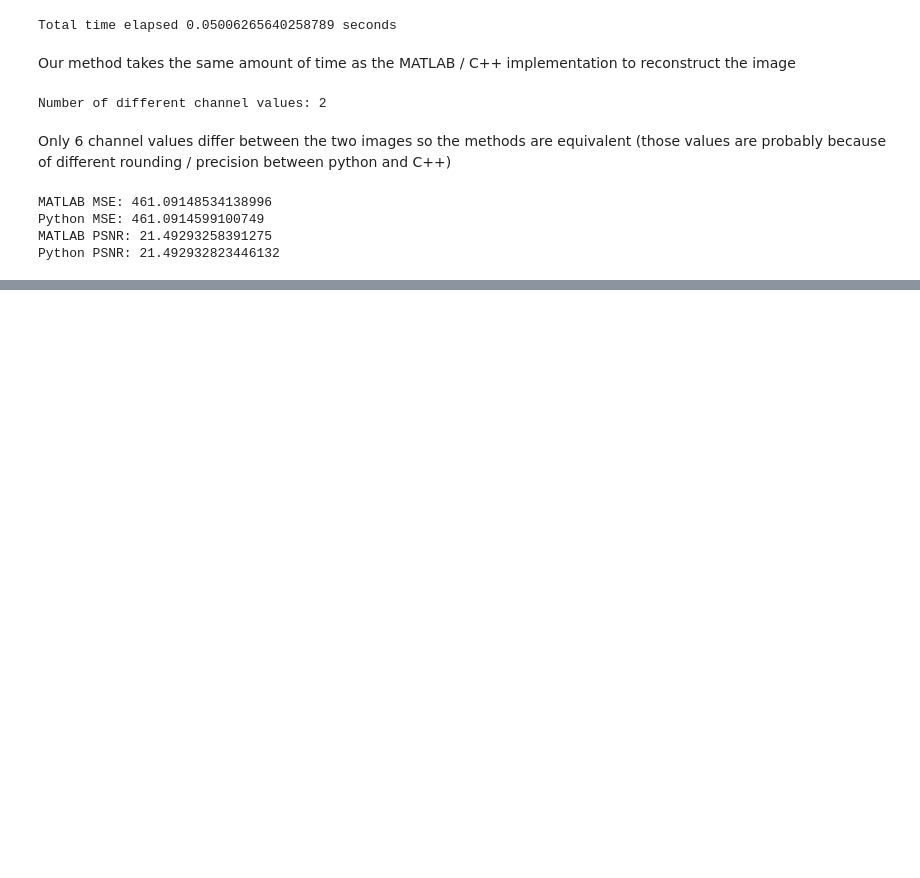
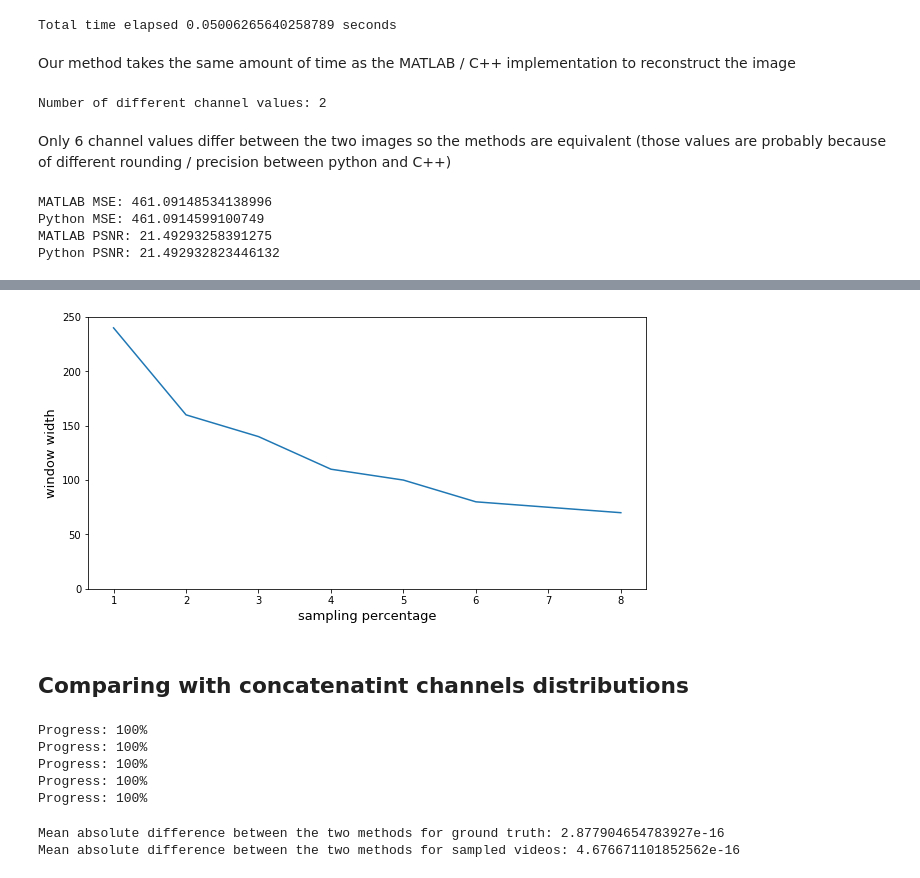
Before and after one commit to IVRL/ADEFAN, a Jupyter notebook: ExtremeVideoCompletion.ipynb, the cells around one changed output, grey strips where cells are left out. Cells and saved outputs as stored; diff of their text form; code cells hidden in the pictures; blank space fills up the shorter version.

```diff
--- a/ExtremeVideoCompletion.ipynb
+++ b/ExtremeVideoCompletion.ipynb
@@ -1478,0 +1750,10 @@ Python PSNR: 21.492932823446132
+# %%
+folders = ['1percent', '2percent', '3percent', '4percent', '5percent', '6percent', '7percent', '8percent']
+
+optimal_windows = {}
+
+for folder in folders:
+    print('Computing for ' + folder)
+    optimal_windows[folder] = find_optimal_window(
+        comp_path='../Results/CompressedVideos/' + folder + '/',
+    )
@@ -1478,0 +1789,38 @@ Python PSNR: 21.492932823446132
+# %%
+x = list(range(1, len(folders) + 1))
+y = list(optimal_windows.values())
+
+plt.figure(figsize=(10, 5))
+plt.plot(x, y)
+plt.ylim(0, max(y) + 10)
+plt.xlabel('sampling percentage', fontsize=13)
+plt.ylabel('window width', fontsize=13);
+# %% [output]
+[figure, added]
+# %% [markdown]
+## Comparing with concatenatint channels distributions
+# %%
+folder = '1percent'
+list_points_concat_raw  = []
+list_points_concat_comp = []
+window_widths    = [640, 320, 160, 80, 40]
+for window_width in window_widths:
+    points_raw, points_comp = evaluate_kl_divergence(window_width=window_width,
+                                                     comp_path='../Results/CompressedVideos/' + folder + '/',
+                                                     concatenate=True)
+    list_points_concat_raw.append(points_raw)
+    list_points_concat_comp.append(points_comp)
+# %% [output]
+Progress: 100%
+Progress: 100%
+Progress: 100%
+Progress: 100%
+Progress: 100%
+# %%
+print('Mean absolute difference between the two methods for ground truth:',
+      np.mean(np.abs(np.array(list_points_concat_raw) - np.array(dict_points_raw['1percent']))))
+print('Mean absolute difference between the two methods for sampled videos:',
+      np.mean(np.abs(np.array(list_points_concat_comp) - np.array(dict_points_comp['1percent']))))
+# %% [output]
+Mean absolute difference between the two methods for ground truth: 2.877904654783927e-16
+Mean absolute difference between the two methods for sampled videos: 4.676671101852562e-16
```
Also changed, not shown: parts of 30 cells of this notebook.
